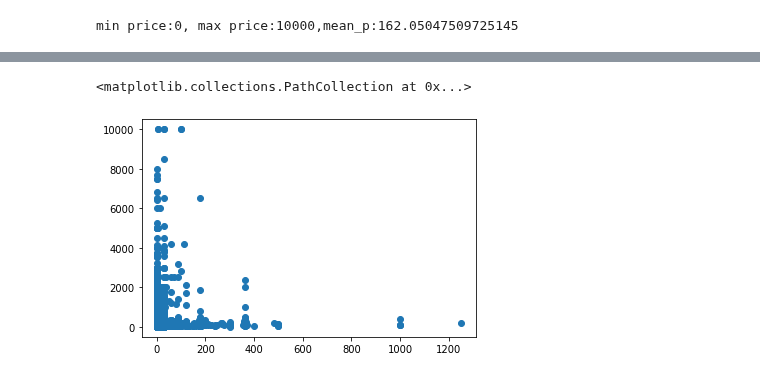
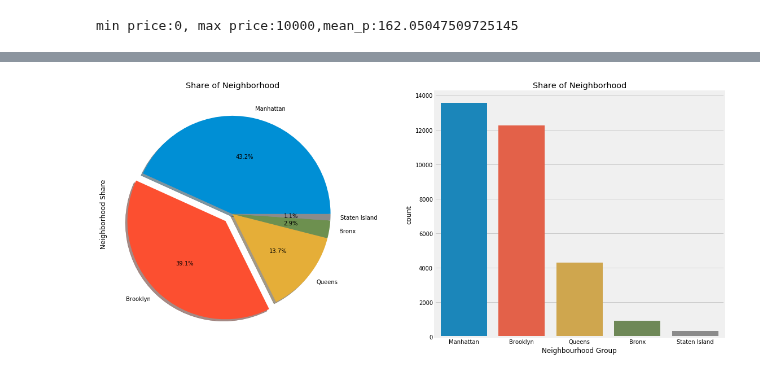
Before and after one commit to hayden4davey/Project1-Group2, a Jupyter notebook: shao data exploring.ipynb, the cells around one changed output, grey strips where cells are left out. Cells and saved outputs as stored; diff of their text form; code cells hidden in the pictures.

```diff
--- a/shao data exploring.ipynb
+++ b/shao data exploring.ipynb
@@ -172,5 +158,11 @@ plt.scatter(datadf['room_type'], datadf['price'])
-# %%
-plt.scatter(datadf['minimum_nights'], datadf['price'])
-# %% [output]
-<matplotlib.collections.PathCollection at 0x...>
-[figure, removed]
+# %%
+# Airbnb locations
+f,ax=plt.subplots(1,2,figsize=(18,8))
+data['Neighbourhood Group'].value_counts().plot.pie(explode=[0,0.1,0,0,0],autopct='%1.1f%%',ax=ax[0],shadow=True)
+ax[0].set_title('Share of Neighborhood')
+ax[0].set_ylabel('Neighborhood Share')
+sns.countplot('Neighbourhood Group',data=data,ax=ax[1],order=data['Neighbourhood Group'].value_counts().index)
+ax[1].set_title('Share of Neighborhood')
+plt.show()
+# %% [output]
+[figure, added]
```
Also changed, not shown: parts of 19 cells of this notebook.
